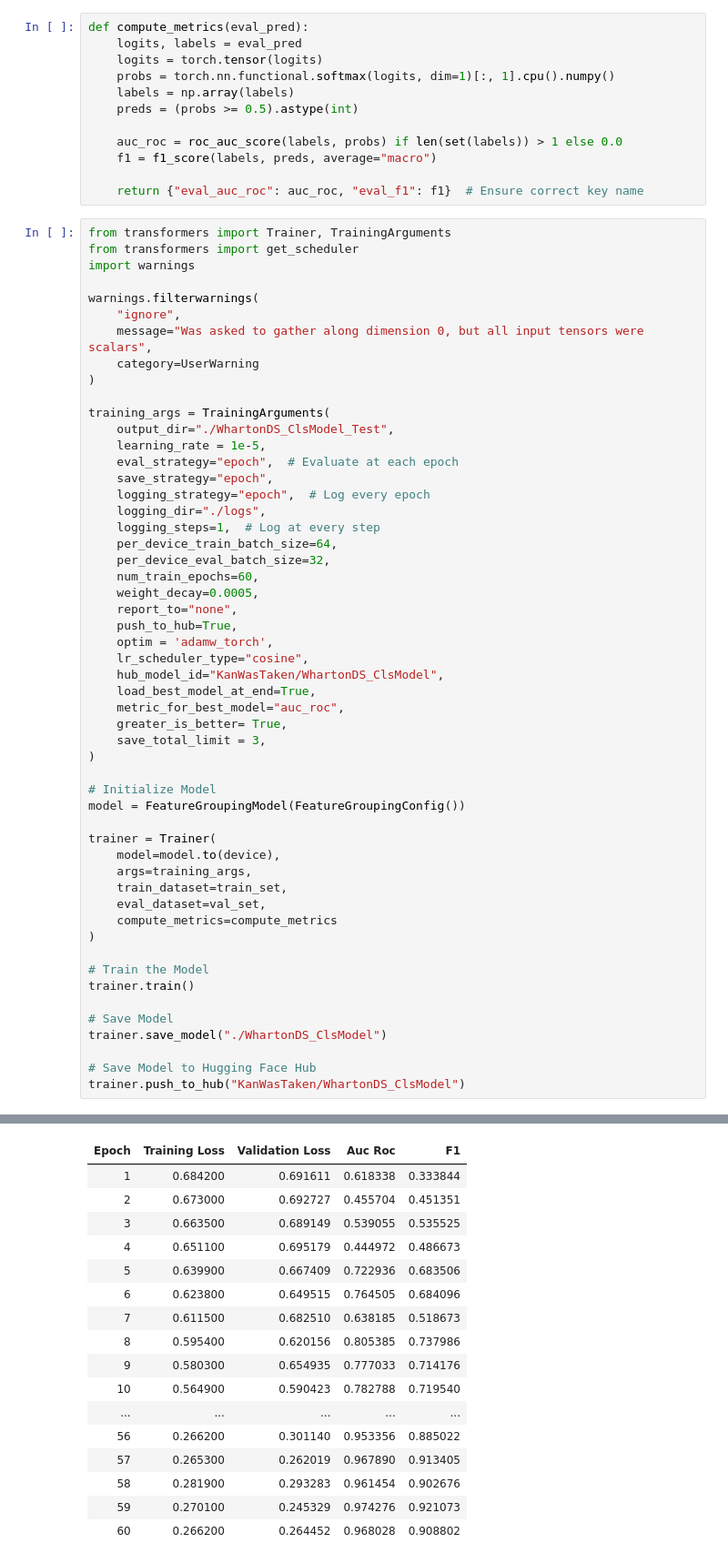
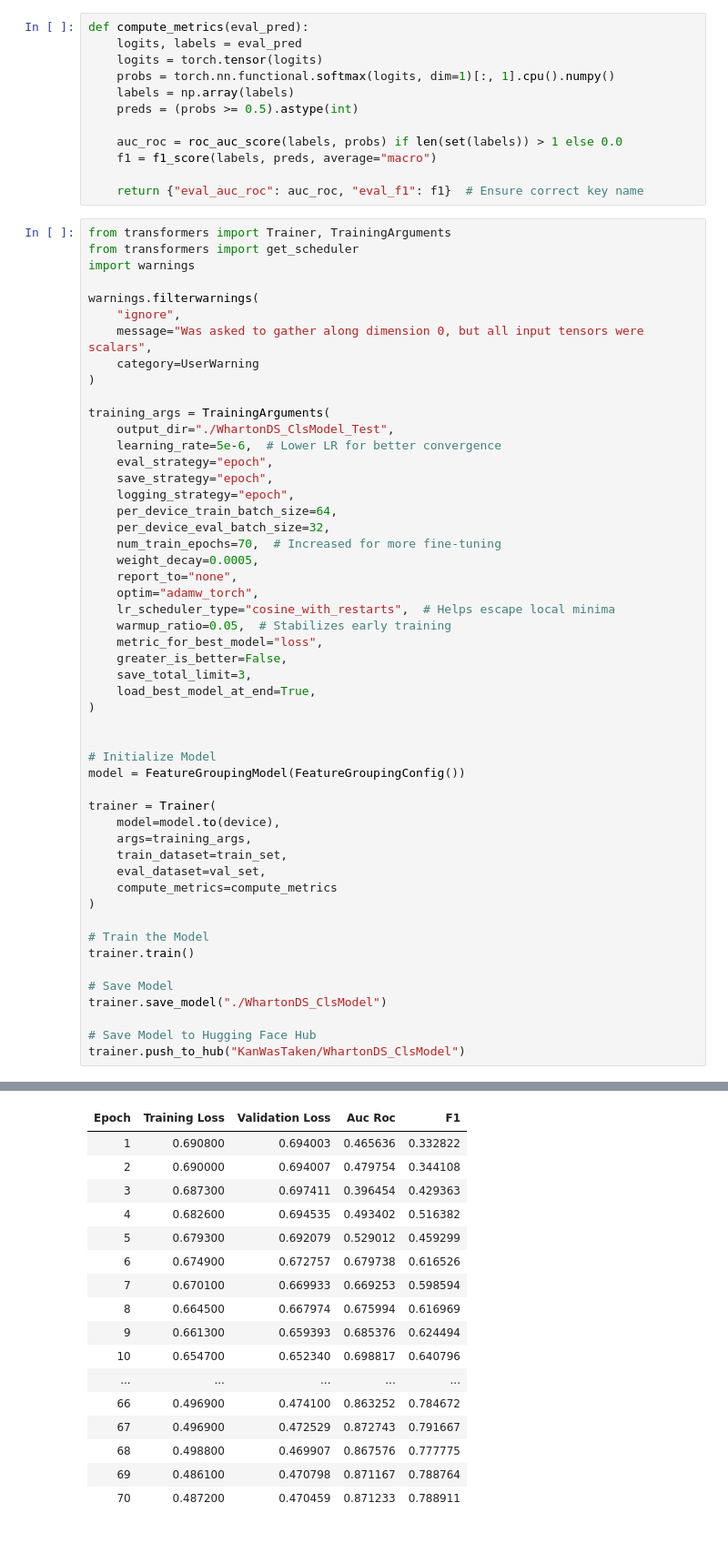
Before and after one commit to KangaOnGit/Wharton-Data-Science-Competition, a Jupyter notebook: Test1.ipynb, the cells around one changed output, grey strips where cells are left out. Shown at 91% size. Saved outputs shown, nothing was run; the diff lists cells and outputs as text.

Commit message:
Kaggle Notebook | Classification Model (Wharton) | Version 26

```diff
--- a/Test1.ipynb
+++ b/Test1.ipynb
@@ -618,26 +635,24 @@ warnings.filterwarnings(
 
 training_args = TrainingArguments(
     output_dir="./WhartonDS_ClsModel_Test",
-    learning_rate = 1e-5,
-    eval_strategy="epoch",  # Evaluate at each epoch
+    learning_rate=5e-6,  # Lower LR for better convergence
+    eval_strategy="epoch",
     save_strategy="epoch",
-    logging_strategy="epoch",  # Log every epoch
-    logging_dir="./logs",
-    logging_steps=1,  # Log at every step
+    logging_strategy="epoch",
     per_device_train_batch_size=64,
     per_device_eval_batch_size=32,
-    num_train_epochs=60,
+    num_train_epochs=70,  # Increased for more fine-tuning
     weight_decay=0.0005,
     report_to="none",
-    push_to_hub=True,
-    optim = 'adamw_torch',
-    lr_scheduler_type="cosine",
-    hub_model_id="KanWasTaken/WhartonDS_ClsModel",
+    optim="adamw_torch",
+    lr_scheduler_type="cosine_with_restarts",  # Helps escape local minima
+    warmup_ratio=0.05,  # Stabilizes early training
+    metric_for_best_model="loss",
+    greater_is_better=False,
+    save_total_limit=3,
     load_best_model_at_end=True,
-    metric_for_best_model="auc_roc",
-    greater_is_better= True,
-    save_total_limit = 3,
 )
+
 
 # Initialize Model
 model = FeatureGroupingModel(FeatureGroupingConfig())
@@ -663,17 +678,17 @@ trainer.push_to_hub("KanWasTaken/WhartonDS_ClsModel")
 | Epoch | Training Loss | Validation Loss | Auc Roc | F1 |
-| 1 | 0.684200 | 0.691611 | 0.618338 | 0.333844 |
-| 2 | 0.673000 | 0.692727 | 0.455704 | 0.451351 |
-| 3 | 0.663500 | 0.689149 | 0.539055 | 0.535525 |
-| 4 | 0.651100 | 0.695179 | 0.444972 | 0.486673 |
-| 5 | 0.639900 | 0.667409 | 0.722936 | 0.683506 |
-| 6 | 0.623800 | 0.649515 | 0.764505 | 0.684096 |
-| 7 | 0.611500 | 0.682510 | 0.638185 | 0.518673 |
-| 8 | 0.595400 | 0.620156 | 0.805385 | 0.737986 |
-| 9 | 0.580300 | 0.654935 | 0.777033 | 0.714176 |
-| 10 | 0.564900 | 0.590423 | 0.782788 | 0.719540 |
+| 1 | 0.690800 | 0.694003 | 0.465636 | 0.332822 |
+| 2 | 0.690000 | 0.694007 | 0.479754 | 0.344108 |
+| 3 | 0.687300 | 0.697411 | 0.396454 | 0.429363 |
+| 4 | 0.682600 | 0.694535 | 0.493402 | 0.516382 |
+| 5 | 0.679300 | 0.692079 | 0.529012 | 0.459299 |
+| 6 | 0.674900 | 0.672757 | 0.679738 | 0.616526 |
+| 7 | 0.670100 | 0.669933 | 0.669253 | 0.598594 |
+| 8 | 0.664500 | 0.667974 | 0.675994 | 0.616969 |
+| 9 | 0.661300 | 0.659393 | 0.685376 | 0.624494 |
+| 10 | 0.654700 | 0.652340 | 0.698817 | 0.640796 |
 | ... | ... | ... | ... | ... |
-| 56 | 0.266200 | 0.301140 | 0.953356 | 0.885022 |
-| 57 | 0.265300 | 0.262019 | 0.967890 | 0.913405 |
-| 58 | 0.281900 | 0.293283 | 0.961454 | 0.902676 |
-| 59 | 0.270100 | 0.245329 | 0.974276 | 0.921073 |
-| 60 | 0.266200 | 0.264452 | 0.968028 | 0.908802 |
+| 66 | 0.496900 | 0.474100 | 0.863252 | 0.784672 |
+| 67 | 0.496900 | 0.472529 | 0.872743 | 0.791667 |
+| 68 | 0.498800 | 0.469907 | 0.867576 | 0.777775 |
+| 69 | 0.486100 | 0.470798 | 0.871167 | 0.788764 |
+| 70 | 0.487200 | 0.470459 | 0.871233 | 0.788911 |
```
Also changed, not shown: parts of 2 cells of this notebook.
